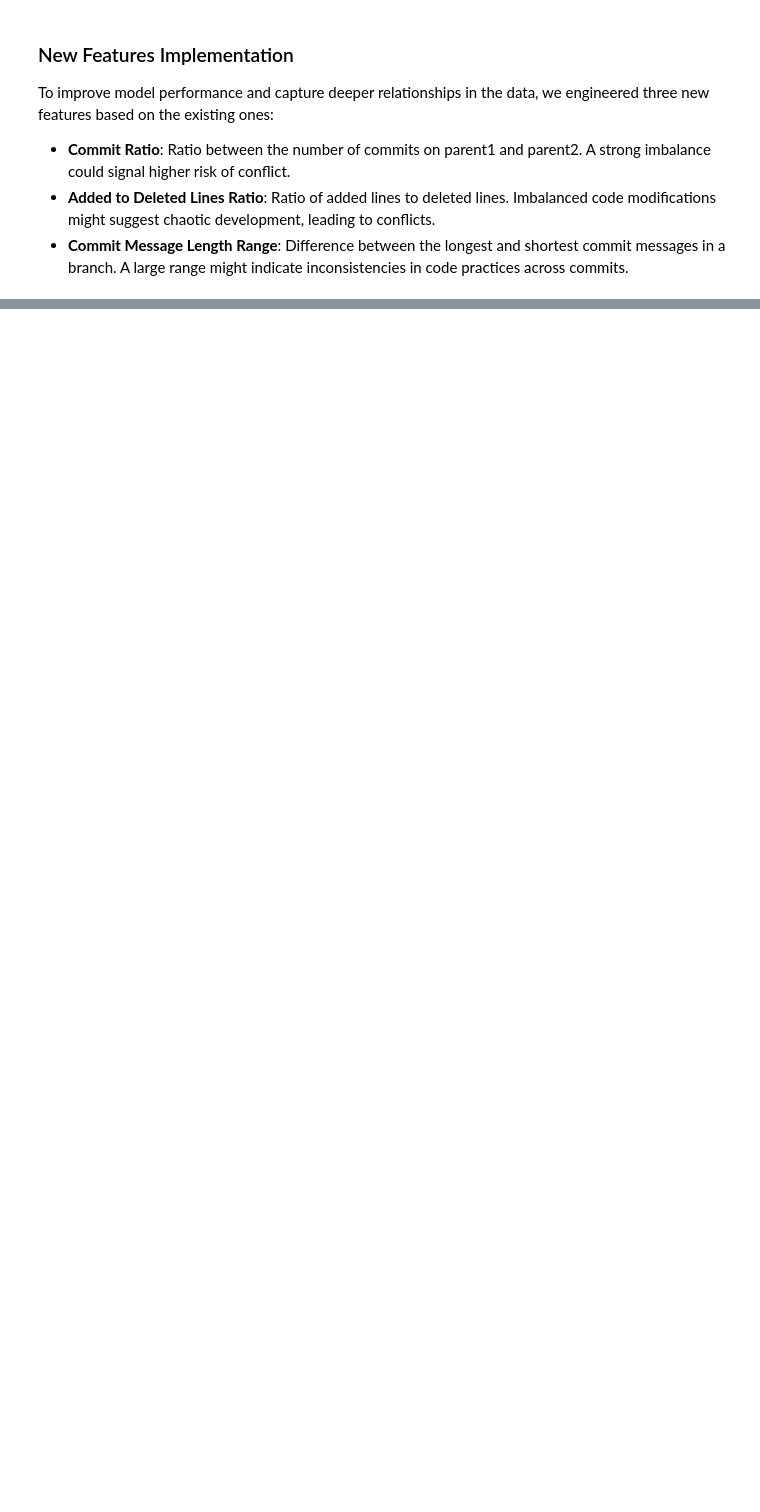
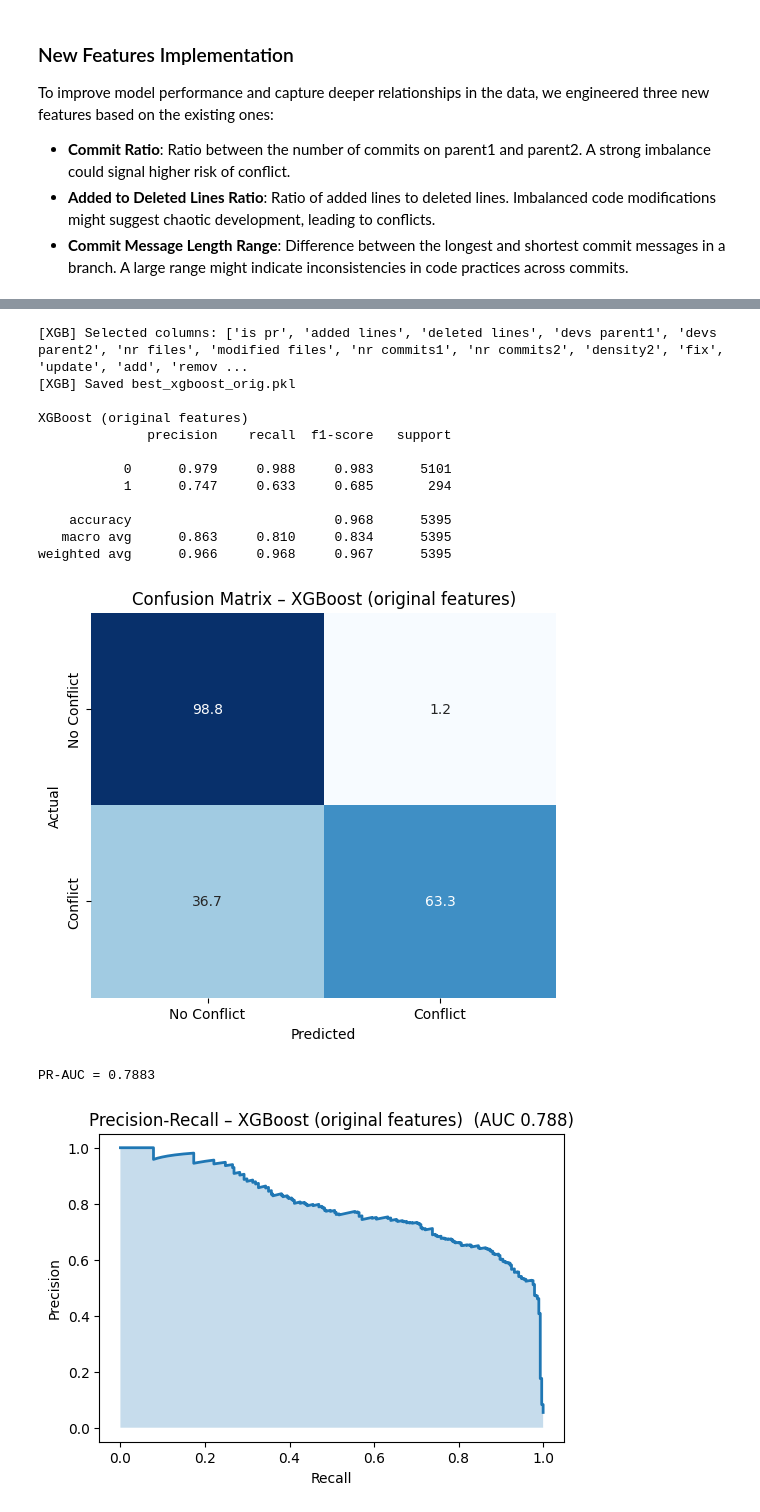
Before and after one commit to Alex7734/merge-conflict-predictor, a Jupyter notebook: MihocAlexandru.ipynb, the cells around one changed output, grey strips where cells are left out. Drawn from its saved outputs; the diff is of its cells as text; code cells hidden in the pictures; blank space fills up the shorter version.

```diff
--- a/MihocAlexandru.ipynb
+++ b/MihocAlexandru.ipynb
@@ -435,9 +371,3 @@ This ensures that:
 - We **stratify** the split to maintain the original **class imbalance** (5% conflicts, 95% non-conflicts) in both sets.
 
 Choosing a 0.2 (20%) test size is a **common practice**, providing a good balance between having enough data for training and testing.
-# %%
-X_train, X_test, y_train, y_test = train_test_split(
-    X_scaled_df, y, test_size=0.2, random_state=42, stratify=y
-)
-
-print(f"Train shape: {X_train.shape}, Test shape: {X_test.shape}")
@@ -731,14 +906,16 @@ To improve model performance and capture deeper relationships in the data, we en
 # %%
-# Commit Ratio: number of commits parent1 / (number of commits parent2 + 1)
-df['commit_ratio'] = df['nr commits1'] / (df['nr commits2'] + 1)
+def add_engineered_features(df: pd.DataFrame) -> pd.DataFrame:
+    """Return a *copy* of ``df`` with the engineered features added."""
+    df = df.copy()
 
-# Added to Deleted Lines Ratio: added lines / (deleted lines + 1)
-df['added_deleted_ratio'] = df['added lines'] / (df['deleted lines'] + 1)
+    # Note: We add +1 such that we do not divide by 0
+    # Commit Ratio: number of commits parent1 / (number of commits parent2 + 1)
+    df["commit_ratio"] = df["nr commits1"] / (df["nr commits2"] + 1)
 
-# Commit Message Length Range: difference between max and min commit message lengths
-df['commit_message_range'] = df['messages_max'] - df['messages_min']
+    # Added to Deleted Lines Ratio: added lines / (deleted lines + 1)
+    df["added_deleted_ratio"] = df["added lines"] / (df["deleted lines"] + 1)
 
-# Display the new features
-df[['commit_ratio', 'added_deleted_ratio', 'commit_message_range']].head()
+     # Commit Message Length Range: difference between max and min commit message lengths
+    df["commit_message_range"] = df["messages_max"] - df["messages_min"]
 
-# Note: We add +1 such that we do not divide by 0
+    return df
@@ -891,0 +973,2 @@ Overall, engineered features like commit ratios and message length ranges provid
+# %%
+run_all_models_extended(df, show_metrics=False)
@@ -891,0 +1192,32 @@ Overall, engineered features like commit ratios and message length ranges provid
+# %%
+# Original features only
+best_xgb_orig, X_test_orig, y_test_orig = train_or_load_xgb_pipeline(
+    df,
+    k_features=16,
+    model_path="best_xgboost_orig.pkl",
+    include_cols=[]
+)
+
+evaluate_model(
+    best_xgb_orig,
+    X_test_orig,
+    y_test_orig,
+    model_name="XGBoost (original features)",
+    display_curve=True
+)
+# %% [output]
+[XGB] Selected columns: ['is pr', 'added lines', 'deleted lines', 'devs parent1', 'devs parent2', 'nr files', 'modified files', 'nr commits1', 'nr commits2', 'density2', 'fix', 'update', 'add', 'remov ...
+[XGB] Saved best_xgboost_orig.pkl
+
+XGBoost (original features)
+              precision    recall  f1-score   support
+
+           0      0.979     0.988     0.983      5101
+           1      0.747     0.633     0.685       294
+
+    accuracy                          0.968      5395
+   macro avg      0.863     0.810     0.834      5395
+weighted avg      0.966     0.968     0.967      5395
+[figure, added]
+PR-AUC = 0.7883
+[figure, added]
```
Also changed, not shown: parts of 60 cells of this notebook, 25 other files.
